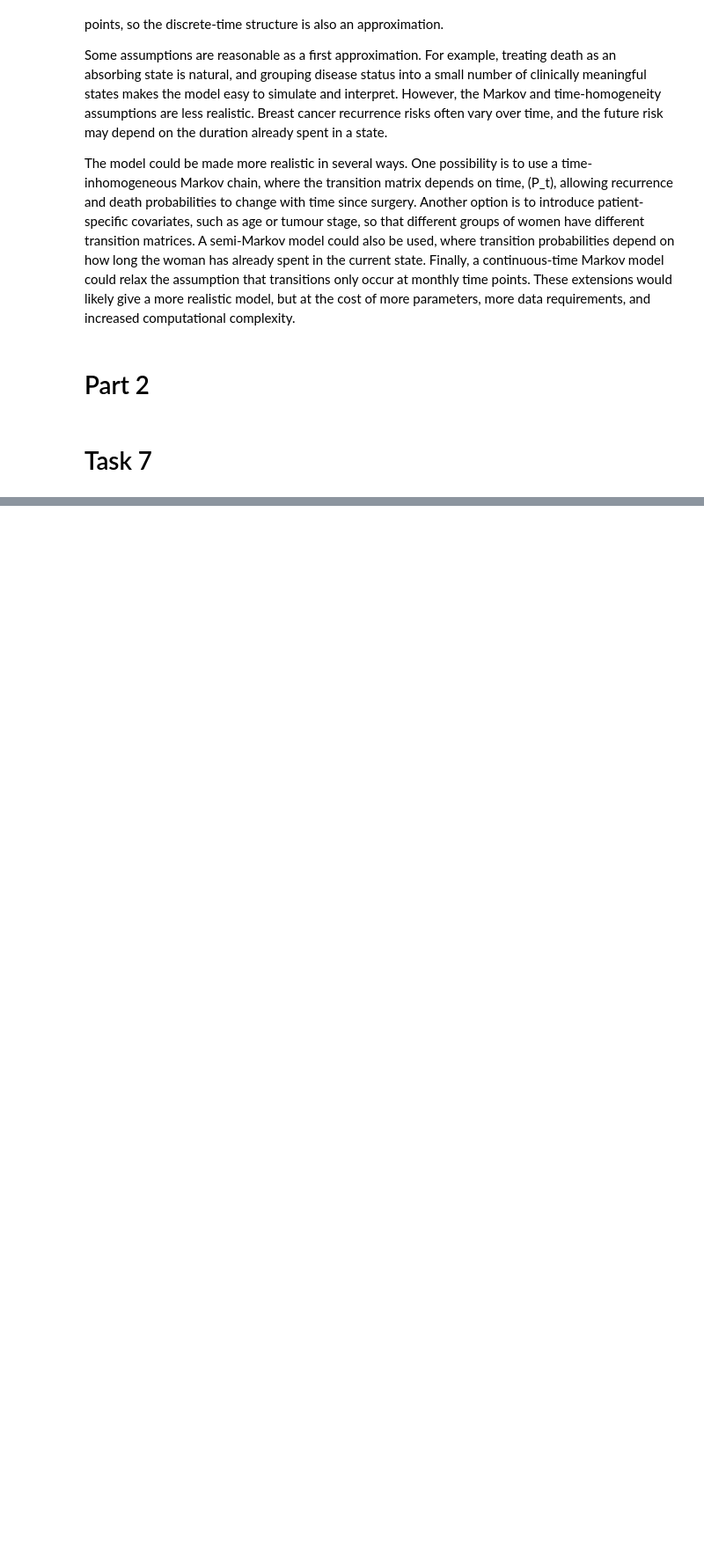
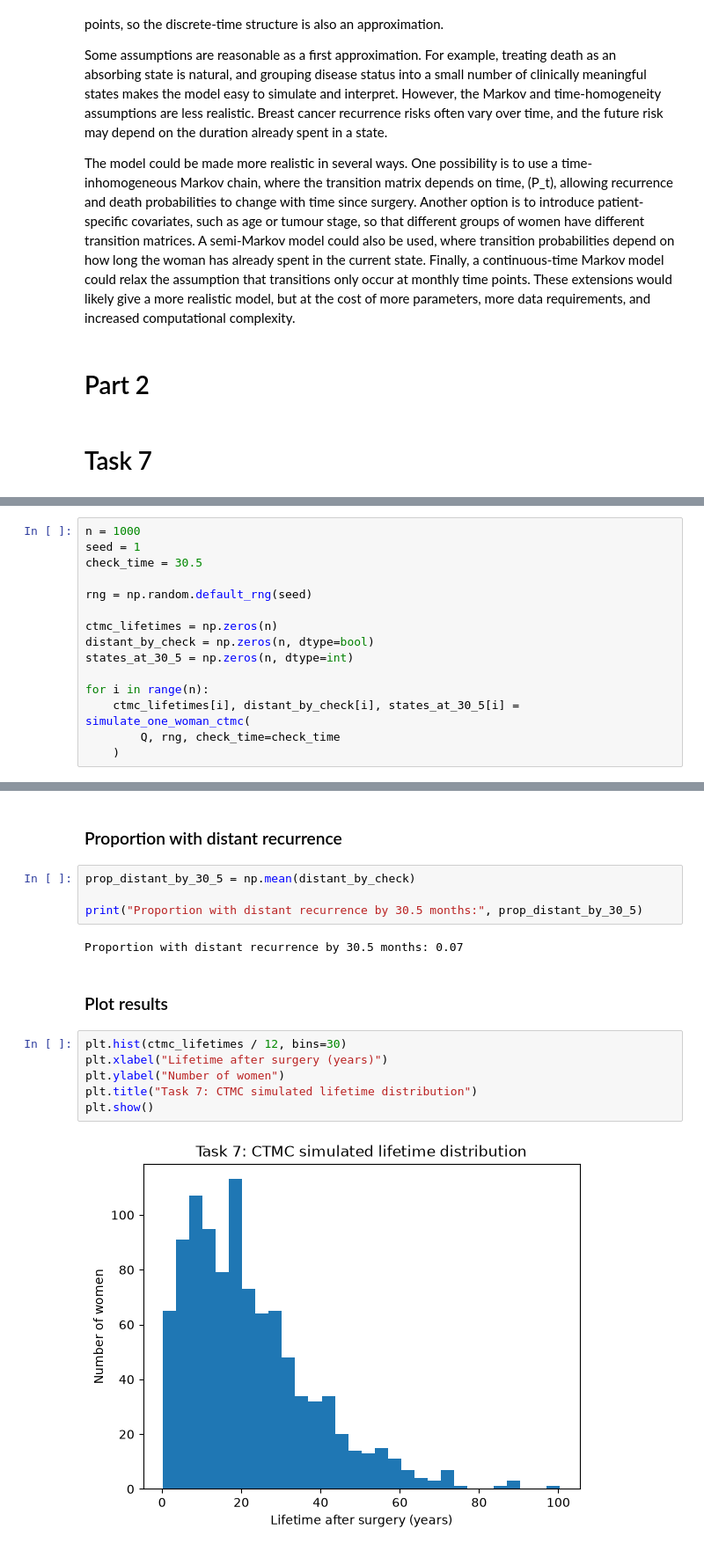
Before and after one commit to VictorMoesgaardStege/Stochastic-Simulation-Project-1, a Jupyter notebook: project1.ipynb, the cells around one changed output, grey strips where cells are left out. Shown at 88% size. Saved outputs shown, nothing was run; the diff lists cells and outputs as text; blank space fills up the shorter version.

```diff
--- a/project1.ipynb
+++ b/project1.ipynb
@@ -708,0 +791,15 @@ from scipy.stats import chi2
+# %%
+n = 1000
+seed = 1
+check_time = 30.5
+
+rng = np.random.default_rng(seed)
+
+ctmc_lifetimes = np.zeros(n)
+distant_by_check = np.zeros(n, dtype=bool)
+states_at_30_5 = np.zeros(n, dtype=int)
+
+for i in range(n):
+    ctmc_lifetimes[i], distant_by_check[i], states_at_30_5[i] = simulate_one_woman_ctmc(
+        Q, rng, check_time=check_time
+    )
@@ -708,0 +855,18 @@ from scipy.stats import chi2
+# %% [markdown]
+### Proportion with distant recurrence
+# %%
+prop_distant_by_30_5 = np.mean(distant_by_check)
+
+print("Proportion with distant recurrence by 30.5 months:", prop_distant_by_30_5)
+# %% [output]
+Proportion with distant recurrence by 30.5 months: 0.07
+# %% [markdown]
+### Plot results
+# %%
+plt.hist(ctmc_lifetimes / 12, bins=30)
+plt.xlabel("Lifetime after surgery (years)")
+plt.ylabel("Number of women")
+plt.title("Task 7: CTMC simulated lifetime distribution")
+plt.show()
+# %% [output]
+[figure, added]
```
Also changed, not shown: parts of 26 cells of this notebook.
